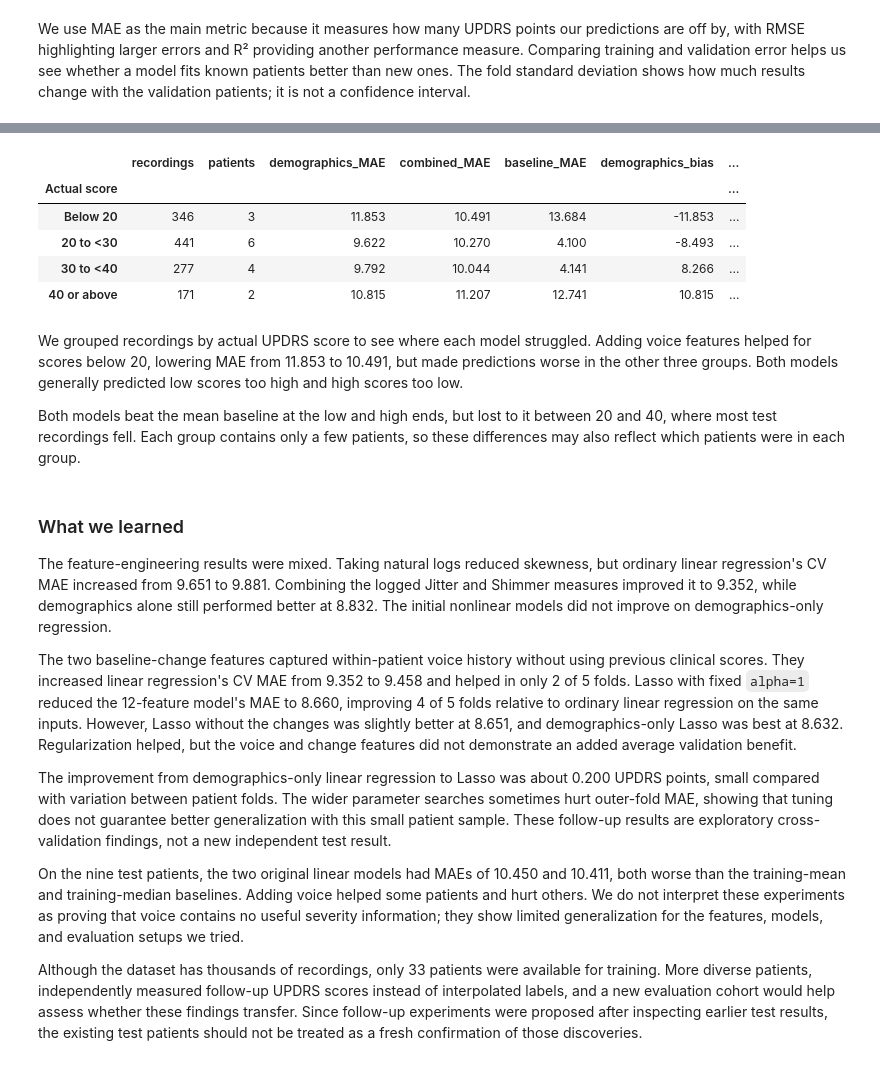
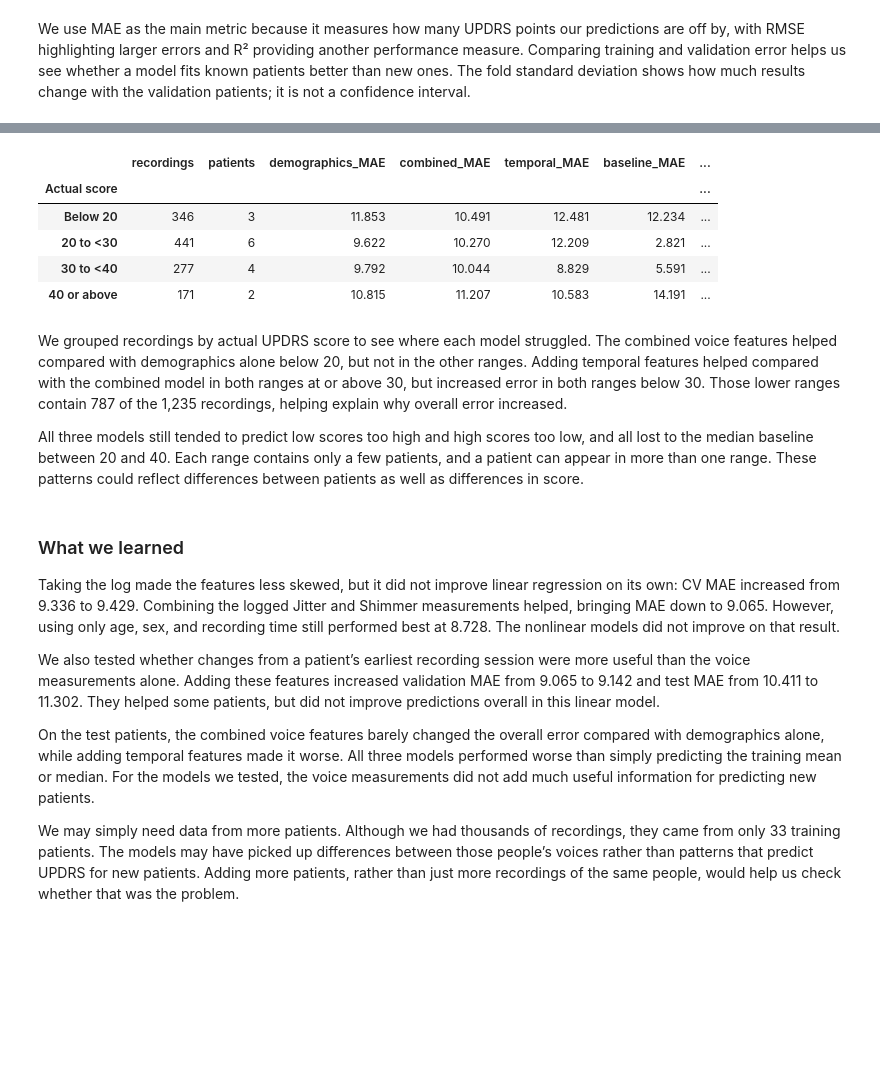
Before and after one commit to Lukedhenderson/parkinsons, a Jupyter notebook: final.ipynb, the cells around one changed output, grey strips where cells are left out. Saved outputs shown, nothing was run; the diff lists cells and outputs as text; code cells hidden in the pictures; blank space fills up the shorter version.

```diff
--- a/final.ipynb
+++ b/final.ipynb
@@ -427,0 +413,12 @@ Reduced feature count: 10
+# %%
+def add_baseline_changes(X):
+    features = ["Jitter_combined", "Shimmer_combined"]
+    ordered = X.sort_values("test_time")
+    current = ordered.groupby(["subject#", "test_time"])[features].transform("mean")
+    baseline = current.groupby(ordered["subject#"]).transform("first")
+    changes = current - baseline
+
+    result = X.drop(columns="subject#").copy()
+    for feature in features:
+        result[feature + "_change"] = changes[feature].reindex(X.index)
+    return result
@@ -1233,10 +710,10 @@ The first table below reports the original models' refreshed validation and test
 # %%
-# Reproduce the two original test-model comparisons; follow-ups use training CV only.
-compared_models = ["Linear / demographics", "Linear / combined"]
+# Compare demographics, combined voice, and temporal features on the test patients.
+compared_models = ["Linear / demographics", "Linear / combined", "Linear / temporal"]
 predictions = {}
 for name in compared_models:
-    model = clone(model_specs[name][0]).fit(X_train_raw, y_train)
-    predictions[name] = model.predict(X_test_raw)
+    model = clone(model_specs[name][0]).fit(X_train_inputs, y_train)
+    predictions[name] = model.predict(X_test_inputs)
 
 predictions["Mean baseline"] = np.full(len(y_test), y_train.mean())
 predictions["Median baseline"] = np.full(len(y_test), y_train.median())
@@ -1263,18 +739,20 @@ The exploratory Lasso results above are not included in this test table. We have
 # %%
-# Compare the predictions and residuals of both models.
+# Compare predictions and residuals for all three models.
 errors = pd.DataFrame({
     "patient": groups_test, "actual": y_test,
     "demographics": predictions["Linear / demographics"],
     "combined": predictions["Linear / combined"],
+    "temporal": predictions["Linear / temporal"],
 })
 fig, axes = plt.subplots(1, 2, figsize=(11, 4))
-for name, label in [("demographics", "Demographics"), ("combined", "Combined voice")]:
+for name, label in [("demographics", "Demographics"), ("combined", "Combined voice"),
+                    ("temporal", "Combined + temporal")]:
     errors[name + "_residual"] = errors["actual"] - errors[name]
     errors[name + "_error"] = errors[name + "_residual"].abs()
     axes[0].scatter(errors["actual"], errors[name], alpha=0.25, s=12, label=label)
     axes[1].scatter(errors[name], errors[name + "_residual"], alpha=0.25, s=12, label=label)
 
-values = errors[["actual", "demographics", "combined"]]
+values = errors[["actual", "demographics", "combined", "temporal"]]
 limits = [values.min().min(), values.max().max()]
 axes[0].plot(limits, limits, "k--")
 axes[0].set(xlabel="Actual UPDRS", ylabel="Predicted UPDRS", title="Test predictions")
@@ -1286,6 +764,6 @@ plt.tight_layout()
 plt.show()
 
 display(errors.groupby("patient").head(1)[
-    ["patient", "actual", "demographics", "combined"]
+    ["patient", "actual", "demographics", "combined", "temporal"]
 ].round(3))
 # %% [output]
@@ -1352,37 +834,37 @@ Adding voice features lowered MAE for 5 of 9 patients. Demographics-only regress
 # %%
 # Check where in the score range each model makes larger errors.
 score_ranges = pd.cut(
     errors["actual"], bins=[-np.inf, 20, 30, 40, np.inf],
     labels=["Below 20", "20 to <30", "30 to <40", "40 or above"], right=False,
 )
 range_errors = errors.groupby(score_ranges.rename("Actual score"), observed=True).agg(
     recordings=("actual", "size"), patients=("patient", "nunique"),
     demographics_MAE=("demographics_error", "mean"),
-    combined_MAE=("combined_error", "mean"), baseline_MAE=("baseline_error", "mean"),
+    combined_MAE=("combined_error", "mean"), temporal_MAE=("temporal_error", "mean"),
+    baseline_MAE=("baseline_error", "mean"),
     demographics_bias=("demographics_residual", "mean"),
     combined_bias=("combined_residual", "mean"),
+    temporal_bias=("temporal_residual", "mean"),
 )
 display(range_errors.round(3))
 # %% [output]
-|  | recordings | patients | demographics_MAE | combined_MAE | baseline_MAE | demographics_bias | ... |
+|  | recordings | patients | demographics_MAE | combined_MAE | temporal_MAE | baseline_MAE | ... |
 | Actual score |  |  |  |  |  |  | ... |
-| Below 20 | 346 | 3 | 11.853 | 10.491 | 13.684 | -11.853 | ... |
-| 20 to <30 | 441 | 6 | 9.622 | 10.270 | 4.100 | -8.493 | ... |
-| 30 to <40 | 277 | 4 | 9.792 | 10.044 | 4.141 | 8.266 | ... |
-| 40 or above | 171 | 2 | 10.815 | 11.207 | 12.741 | 10.815 | ... |
+| Below 20 | 346 | 3 | 11.853 | 10.491 | 12.481 | 12.234 | ... |
+| 20 to <30 | 441 | 6 | 9.622 | 10.270 | 12.209 | 2.821 | ... |
+| 30 to <40 | 277 | 4 | 9.792 | 10.044 | 8.829 | 5.591 | ... |
+| 40 or above | 171 | 2 | 10.815 | 11.207 | 10.583 | 14.191 | ... |
 # %% [markdown]
-We grouped recordings by actual UPDRS score to see where each model struggled. Adding voice features helped for scores below 20, lowering MAE from 11.853 to 10.491, but made predictions worse in the other three groups. Both models generally predicted low scores too high and high scores too low.
+We grouped recordings by actual UPDRS score to see where each model struggled. The combined voice features helped compared with demographics alone below 20, but not in the other ranges. Adding temporal features helped compared with the combined model in both ranges at or above 30, but increased error in both ranges below 30. Those lower ranges contain 787 of the 1,235 recordings, helping explain why overall error increased.
 
-Both models beat the mean baseline at the low and high ends, but lost to it between 20 and 40, where most test recordings fell. Each group contains only a few patients, so these differences may also reflect which patients were in each group.
+All three models still tended to predict low scores too high and high scores too low, and all lost to the median baseline between 20 and 40. Each range contains only a few patients, and a patient can appear in more than one range. These patterns could reflect differences between patients as well as differences in score.
 # %% [markdown]
 ### What we learned
 
-The feature-engineering results were mixed. Taking natural logs reduced skewness, but ordinary linear regression's CV MAE increased from 9.651 to 9.881. Combining the logged Jitter and Shimmer measures improved it to 9.352, while demographics alone still performed better at 8.832. The initial nonlinear models did not improve on demographics-only regression.
+Taking the log made the features less skewed, but it did not improve linear regression on its own: CV MAE increased from 9.336 to 9.429. Combining the logged Jitter and Shimmer measurements helped, bringing MAE down to 9.065. However, using only age, sex, and recording time still performed best at 8.728. The nonlinear models did not improve on that result.
 
-The two baseline-change features captured within-patient voice history without using previous clinical scores. They increased linear regression's CV MAE from 9.352 to 9.458 and helped in only 2 of 5 folds. Lasso with fixed `alpha=1` reduced the 12-feature model's MAE to 8.660, improving 4 of 5 folds relative to ordinary linear regression on the same inputs. However, Lasso without the changes was slightly better at 8.651, and demographics-only Lasso was best at 8.632. Regularization helped, but the voice and change features did not demonstrate an added average validation benefit.
+We also tested whether changes from a patient’s earliest recording session were more useful than the voice measurements alone. Adding these features increased validation MAE from 9.065 to 9.142 and test MAE from 10.411 to 11.302. They helped some patients, but did not improve predictions overall in this linear model.
 
-The improvement from demographics-only linear regression to Lasso was about 0.200 UPDRS points, small compared with variation between patient folds. The wider parameter searches sometimes hurt outer-fold MAE, showing that tuning does not guarantee better generalization with this small patient sample. These follow-up results are exploratory cross-validation findings, not a new independent test result.
+On the test patients, the combined voice features barely changed the overall error compared with demographics alone, while adding temporal features made it worse. All three models performed worse than simply predicting the training mean or median. For the models we tested, the voice measurements did not add much useful information for predicting new patients.
 
-On the nine test patients, the two original linear models had MAEs of 10.450 and 10.411, both worse than the training-mean and training-median baselines. Adding voice helped some patients and hurt others. We do not interpret these experiments as proving that voice contains no useful severity information; they show limited generalization for the features, models, and evaluation setups we tried.
-
-Although the dataset has thousands of recordings, only 33 patients were available for training. More diverse patients, independently measured follow-up UPDRS scores instead of interpolated labels, and a new evaluation cohort would help assess whether these findings transfer. Since follow-up experiments were proposed after inspecting earlier test results, the existing test patients should not be treated as a fresh confirmation of those discoveries.
+We may simply need data from more patients. Although we had thousands of recordings, they came from only 33 training patients. The models may have picked up differences between those people’s voices rather than patterns that predict UPDRS for new patients. Adding more patients, rather than just more recordings of the same people, would help us check whether that was the problem.
```
Also changed, not shown: parts of 58 cells of this notebook, 2 other files.
